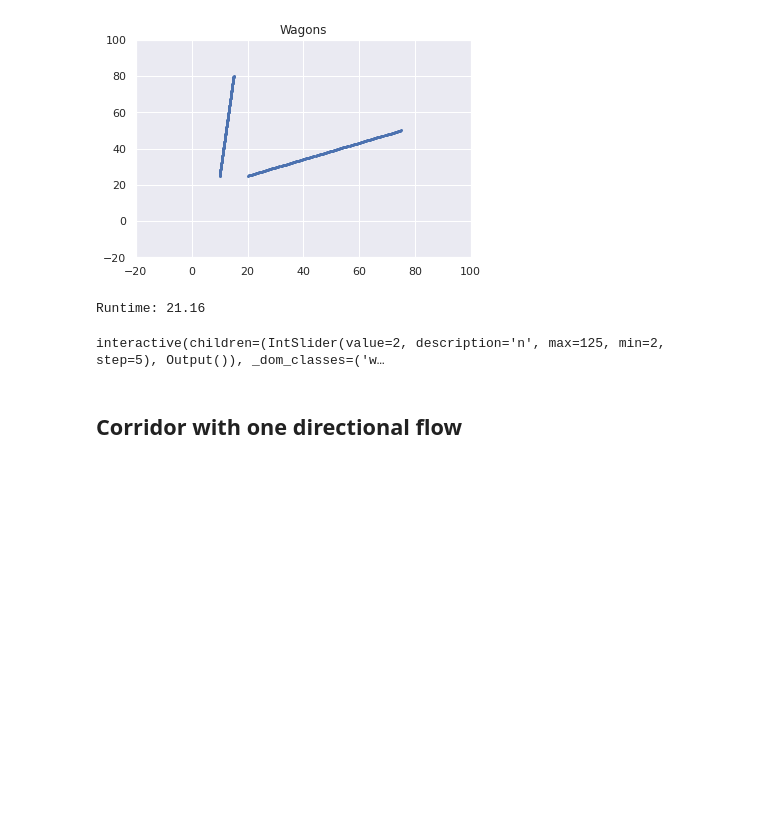
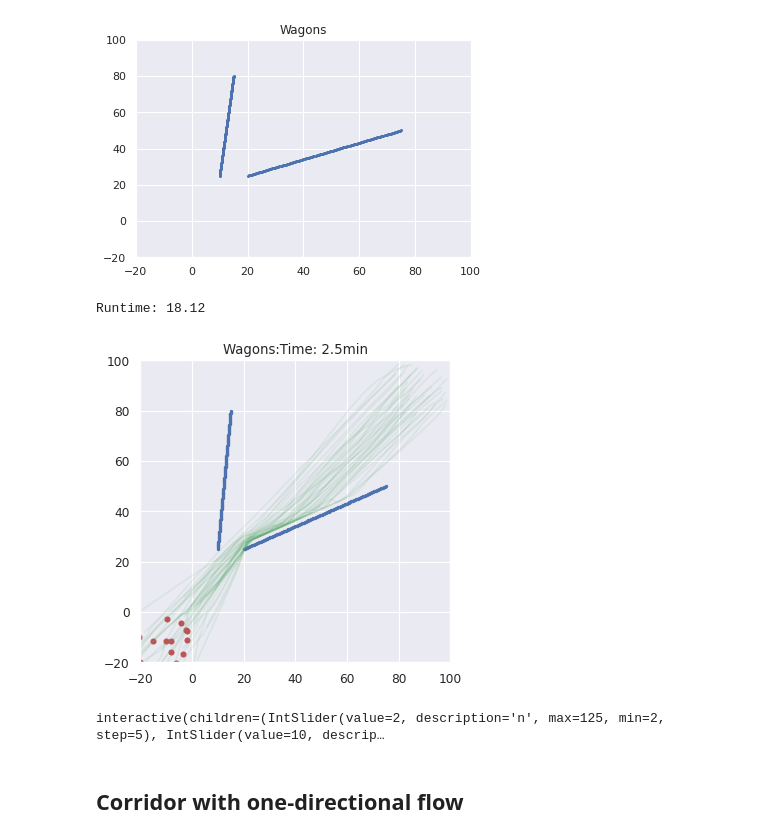
Before and after one commit to ltoniazzi/Move_through_environment, a Jupyter notebook: move_examples.ipynb, the cells around one changed output. Saved outputs shown, nothing was run; the diff lists cells and outputs as text; code cells hidden in the pictures; blank space fills up the shorter version.

```diff
--- a/move_examples.ipynb
+++ b/move_examples.ipynb
@@ -17,7 +31,7 @@ bar_end1 = [np.array([75,50]),np.array([20,25])]
 bar_end2 = [np.array([15,80]), np.array([10,25])]
 obstacles = [bar_end1, bar_end2]
 
-wagons = Environment(obstacles, "Wagons")
+wagons = Environment(obstacles, name="Wagons")
 
 bar_end1 = [np.array([20,15]),np.array([25,70])]
 bar_end2 = [np.array([10,15]),np.array([15,70])]
@@ -27,58 +41,70 @@ bar_end5 = [np.array([150,150]),np.array([150,70])]
 bar_end6 = [np.array([-100,150]),np.array([-100,70])]
 
 obstacles = [bar_end1, bar_end2, bar_end3, bar_end4,bar_end5, bar_end6]
-corridor = Environment(obstacles, "Corridor")
+corridor = Environment(obstacles, name="Corridor")
 
 
 #Corridor
-height, width, left, right, wagon = 55, 10, 20, 60, 50
+height, width, left, right, wagon_x, wagon_y = 55, 10, 20, 60, 50, 15
 bar_end1 = [np.array([left,height]),np.array([right,height])]
 bar_end2 = [np.array([left,height-width]),np.array([right,height-width])]
-bar_end3 = [np.array([right,height]),np.array([right+wagon,height+wagon])]
-bar_end4 = [np.array([right,height-width]),np.array([right+wagon,height-width-wagon])]
-bar_end5 = [np.array([left,height]),np.array([left-wagon,height+wagon])]
-bar_end6 = [np.array([left,height-width]),np.array([left-wagon,height-width-wagon])]
+bar_end3 = [np.array([right,height]),np.array([right+wagon_x,height+wagon_y])]
+bar_end4 = [np.array([right,height-width]),np.array([right+wagon_x,height-width-wagon_y])]
+bar_end5 = [np.array([left,height]),np.array([left-wagon_x,height+wagon_y])]
+bar_end6 = [np.array([left,height-width]),np.array([left-wagon_x,height-width-wagon_y])]
 
 obstacles = [bar_end1, bar_end2, bar_end3, bar_end4,bar_end5, bar_end6]
-corridor_two_way = Environment(obstacles, "Corridor two way")
+corridor_two_way = Environment(obstacles, name="Corridor two way")
 
 """
 wagons.plot()
 corridor.plot()
 corridor_two_way.plot()
 """;
+# %%
+def simulate(pedestrians):
+    steps = pedestrians[0].steps
+    t0 = time.time()
+    for step in range(steps):
+        # II Asses position of sororunding pedestrians (obstacles are automatically assesed)
+        for ped in pedestrians:
+            ped.assess_players(list(filter(lambda x: x != ped, pedestrians)))
+        # I Fix preferred direction
+        # III Choose optimal step
+        for ped in pedestrians: # Perform optimal step
+            ped.walk_theta()
+    print("Runtime:", round(time.time() - t0,2))
 # %% [markdown]
 ## Wagon queue
 # %%
 wagons.plot()
 # %% [output]
 [figure]
-# %%
-steps = int(1000/8)
-n_agents = 40
-pedestrians_wagons = []
-targets = rng.uniform(-30,0,2*n_agents).reshape(2,n_agents)
-positions = rng.uniform(80,100,2*n_agents).reshape(2,n_agents)
-for agent in range(n_agents):
-    pedestrians_wagons.append(Pedestrian(steps=steps,position=positions[:,agent],
-                                  target=targets[:,agent],obstacles=wagons.obstacles))
-
-t0 = time.time()
-for step in range(steps):
-    for ped in pedestrians_wagons: # Assess sourrounding pedestrians (obstacles are automatically assesed)
-        ped.assess_players(list(filter(lambda x: x != ped, pedestrians_wagons)))
-    for ped in pedestrians_wagons: # Perform optimal step
-        ped.walk_theta()
-print("Runtime:", round(time.time() - t0,2))
-# %% [output]
-Runtime: 21.16
+# %%
+steps = int(1000/8)
+n_agents = 40
+pedestrians_wagons = []
+targets = rng.uniform(-30,0,2*n_agents).reshape(2,n_agents)
+positions = rng.uniform(80,100,2*n_agents).reshape(2,n_agents)
+for agent in range(n_agents):
+    pedestrians_wagons.append(Pedestrian(steps=steps,position=positions[:,agent],
+                                  target=targets[:,agent],obstacles=wagons.obstacles))
+
+#Simulate
+simulate(pedestrians_wagons)
+# %% [output]
+Runtime: 18.12
+# %%
+wagons.plot_flow(peds=pedestrians_wagons, alpha=.1)
+# %% [output]
+[figure, added]
 # %%
 obstacles_plot = wagons.obstacles_to_plot()
 
-drag = 10
+
 size = 2
 @widgets.interact(n=(2,steps,5))
-def plot(n=1):
+def plot(n=1,drag=10):
     plt.figure(figsize=(5,5), dpi=80)
     plt.title(f"Time: {int(np.floor(n/60))}.{n%60}min")
     #plt.xlim(-20,100)
@@ -92,8 +118,8 @@ def plot(n=1):
     for ped in pedestrians_wagons:
         plt.scatter(ped.history[0,max(1,n-drag):n],ped.history[1,max(1,n-drag):n], s=size, label=f"{ped}")
 # %% [output]
-interactive(children=(IntSlider(value=2, description='n', max=125, min=2, step=5), Output()), _dom_classes=('w…
+interactive(children=(IntSlider(value=2, description='n', max=125, min=2, step=5), IntSlider(value=10, descrip…
 # %% [markdown]
-## Corridor with one directional flow
+## Corridor with one-directional flow
 # %%
 corridor.plot()
```
Also changed, not shown: parts of 11 cells of this notebook, 2 other files.
